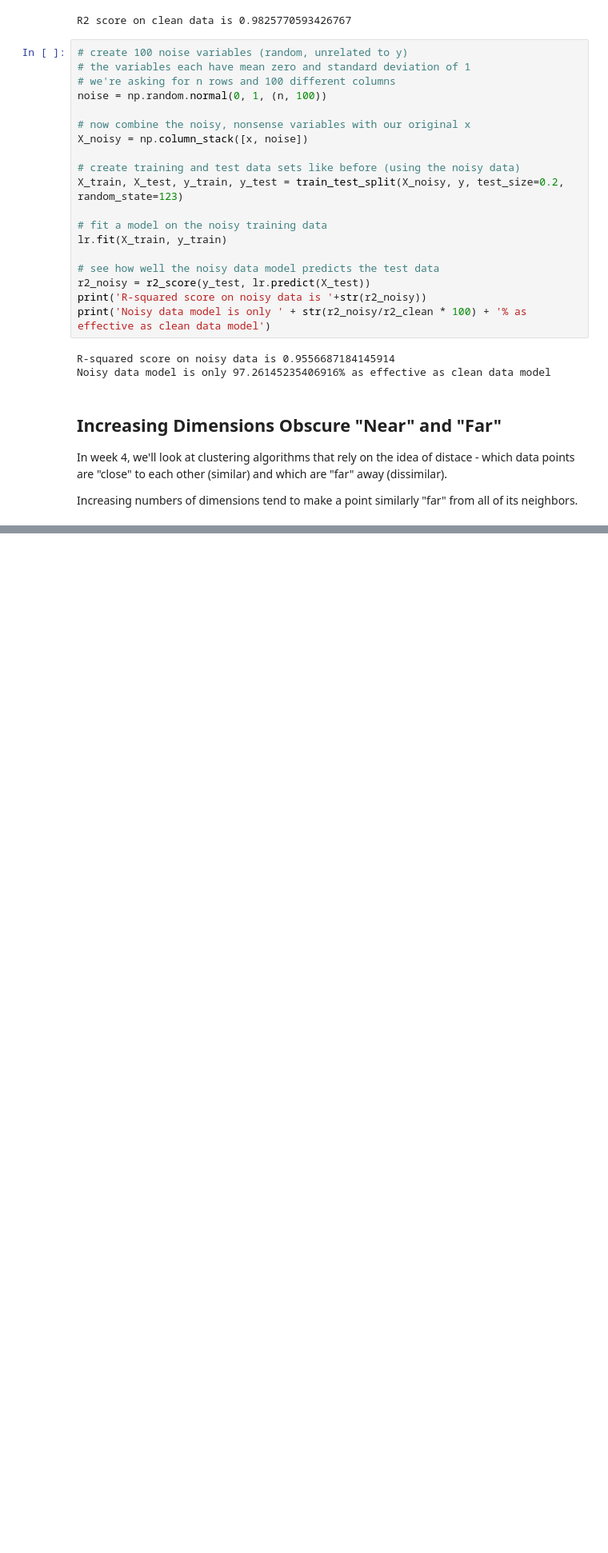
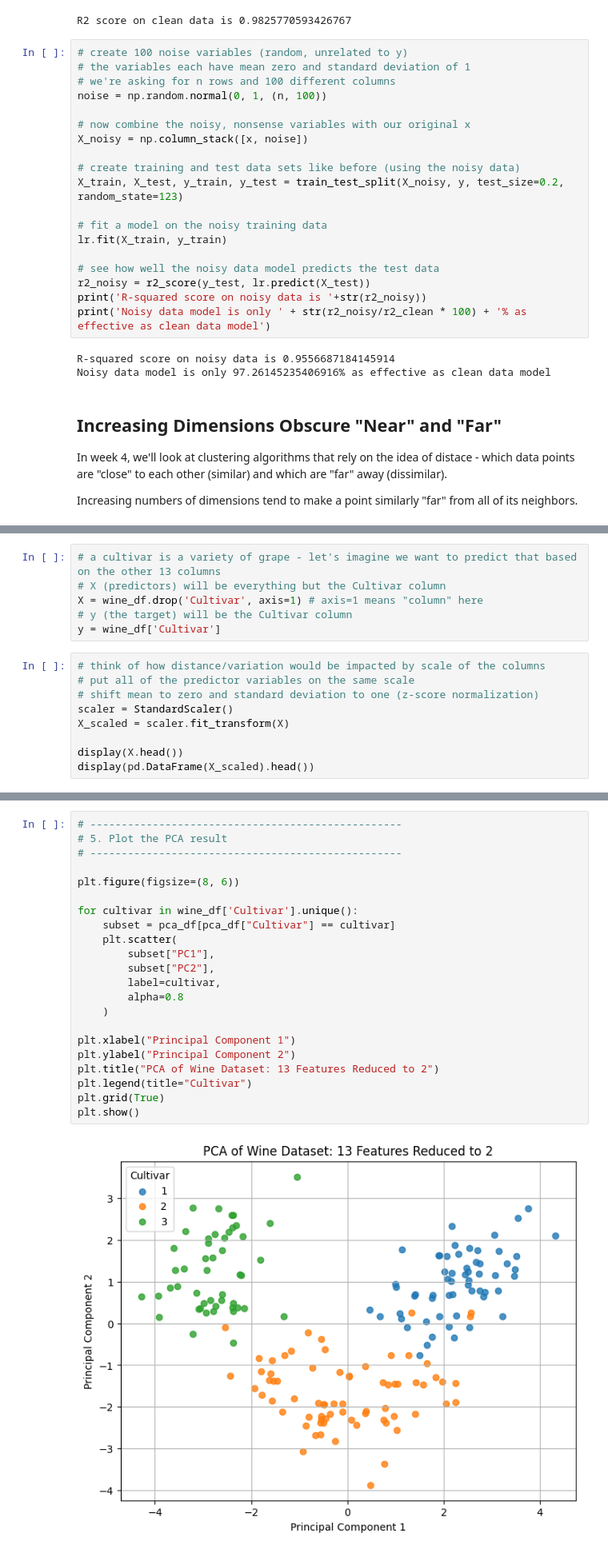
Before and after one commit to stephenfrein/vucsc8491, a Jupyter notebook: Week3_Dimensionality_Reduction.ipynb, the cells around one changed output, grey strips where cells are left out. Shown at 80% size. Drawn from its saved outputs; the diff is of its cells as text; blank space fills up the shorter version.

```diff
--- a/Week3_Dimensionality_Reduction.ipynb
+++ b/Week3_Dimensionality_Reduction.ipynb
@@ -275,0 +321,15 @@ fig.show()
+# %%
+# a cultivar is a variety of grape - let's imagine we want to predict that based on the other 13 columns
+# X (predictors) will be everything but the Cultivar column
+X = wine_df.drop('Cultivar', axis=1) # axis=1 means "column" here
+# y (the target) will be the Cultivar column
+y = wine_df['Cultivar']
+# %%
+# think of how distance/variation would be impacted by scale of the columns
+# put all of the predictor variables on the same scale
+# shift mean to zero and standard deviation to one (z-score normalization)
+scaler = StandardScaler()
+X_scaled = scaler.fit_transform(X)
+
+display(X.head())
+display(pd.DataFrame(X_scaled).head())
@@ -275,0 +393,24 @@ fig.show()
+# %%
+# --------------------------------------------------
+# 5. Plot the PCA result
+# --------------------------------------------------
+
+plt.figure(figsize=(8, 6))
+
+for cultivar in wine_df['Cultivar'].unique():
+    subset = pca_df[pca_df["Cultivar"] == cultivar]
+    plt.scatter(
+        subset["PC1"],
+        subset["PC2"],
+        label=cultivar,
+        alpha=0.8
+    )
+
+plt.xlabel("Principal Component 1")
+plt.ylabel("Principal Component 2")
+plt.title("PCA of Wine Dataset: 13 Features Reduced to 2")
+plt.legend(title="Cultivar")
+plt.grid(True)
+plt.show()
+# %% [output]
+[figure, added]
```
Also changed, not shown: parts of 9 cells of this notebook.
